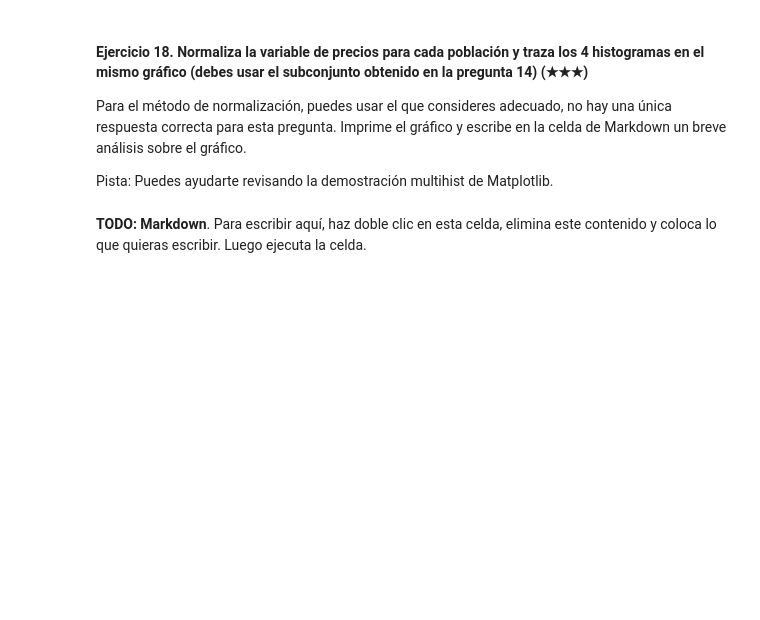
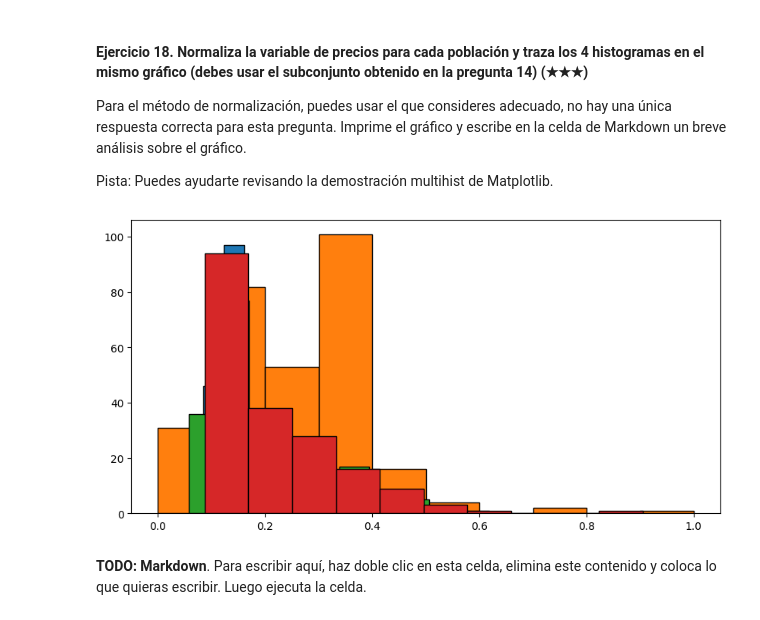
Before and after one commit to 4GeeksAcademy/realestate-datacleanup-exercise-curso, a Jupyter notebook: project.es.ipynb, the cells around one changed output. Cells and saved outputs as stored; diff of their text form; code cells hidden in the pictures; blank space fills up the shorter version.

```diff
--- a/project.es.ipynb
+++ b/project.es.ipynb
@@ -314,7 +383,27 @@ Para el método de normalización, puedes usar el que consideres adecuado, no ha
 
 Pista: Puedes ayudarte revisando la demostración multihist de Matplotlib.
 # %%
-# TODO
+# Normalizar precios para cada población
+
+from sklearn.preprocessing import MinMaxScaler
+
+scaler = MinMaxScaler()
+
+def NormalizedPrice(dataset):
+    normalizeddataset = scaler.fit_transform(dataset[["price"]])
+    return normalizeddataset
+
+cinturonsur["precio_normalizado"] = NormalizedPrice(cinturonsur)
+
+#Crear Histograma en el mismo grafico.
+plt.figure(figsize=(10,5))
+plt.hist(cinturonsur[cinturonsur['level5'] == "Fuenlabrada"]["precio_normalizado"], ec="Black")
+plt.hist(cinturonsur[cinturonsur['level5'] == "Getafe"]["precio_normalizado"], ec="black")
+plt.hist(cinturonsur[cinturonsur['level5'] == "Leganés"]["precio_normalizado"], ec="black")
+plt.hist(cinturonsur[cinturonsur['level5'] == "Alcorcón"]["precio_normalizado"], ec="black")
+plt.show()
+# %% [output]
+[figure, added]
 # %% [markdown]
 **TODO: Markdown**. Para escribir aquí, haz doble clic en esta celda, elimina este contenido y coloca lo que quieras escribir. Luego ejecuta la celda.
 # %% [markdown]
```
Also changed, not shown: parts of 8 cells of this notebook, 1 other file.
